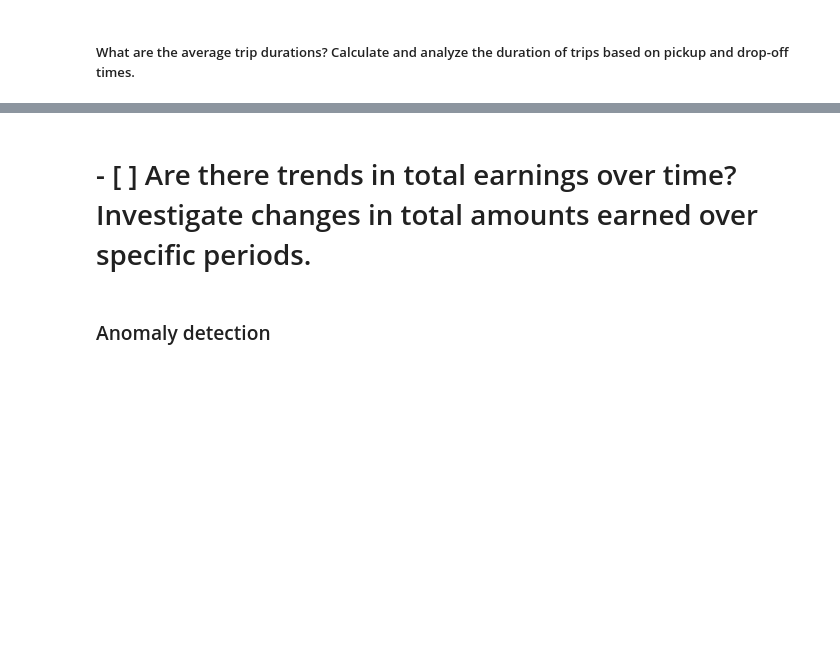
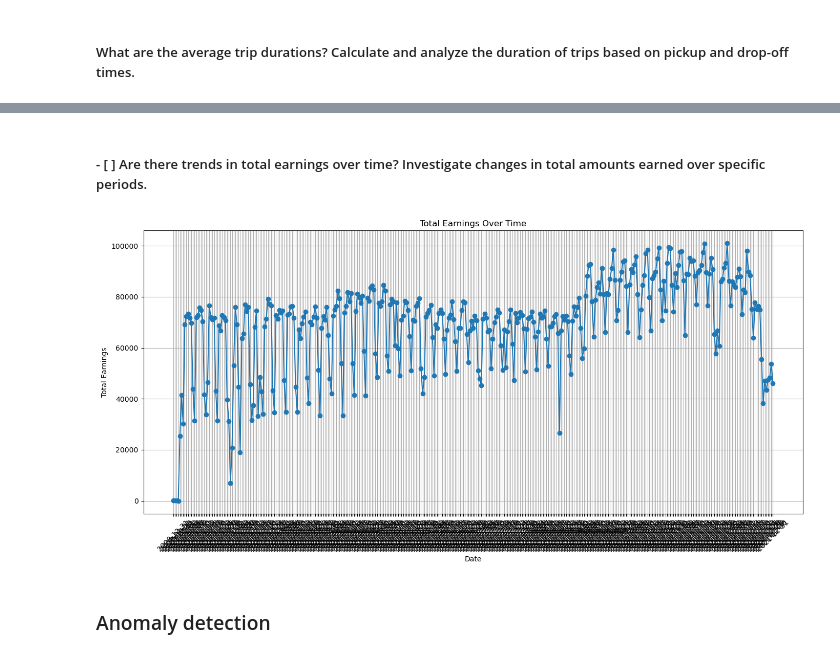
Before and after one commit to Suhaib1278/data_application_programming_assignment, a Jupyter notebook: assignment_code.ipynb, the cells around one changed output, grey strips where cells are left out. Drawn from its saved outputs; the diff is of its cells as text; code cells hidden in the pictures; blank space fills up the shorter version.

```diff
--- a/assignment_code.ipynb
+++ b/assignment_code.ipynb
@@ -980,5 +993,30 @@ Average Trip Duration: 0.0 hours, 24.0 minutes, and 13.433040275765961 seconds.
 # %% [markdown]
-# - [ ] Are there trends in total earnings over time? Investigate changes in total amounts earned over specific periods.
+##### - [ ] Are there trends in total earnings over time? Investigate changes in total amounts earned over specific periods.
+# %%
+from pyspark.sql.functions import date_format, col, sum as spark_sum
+import matplotlib.pyplot as plt
+
+# Extract date from pickup datetime and calculate total earnings for each day
+daily_earnings = df.withColumn("date", date_format(col("lpep_pickup_datetime"), "yyyy-MM-dd")) \
+                   .groupBy("date") \
+                   .agg(spark_sum("total_amount").alias("total_earnings")) \
+                   .orderBy("date")
+
+# Convert to Pandas DataFrame for plotting
+daily_earnings_pd = daily_earnings.toPandas()
+
+# Plot total earnings over time
+plt.figure(figsize=(14, 7))
+plt.plot(daily_earnings_pd['date'], daily_earnings_pd['total_earnings'], marker='o', linestyle='-')
+plt.xlabel('Date')
+plt.ylabel('Total Earnings')
+plt.title('Total Earnings Over Time')
+plt.xticks(rotation=45)
+plt.grid(True)
+plt.tight_layout()
+plt.show()
+# %% [output]
+[figure, added]
 # %% [markdown]
 ### Anomaly detection
 # %% [markdown]
```
Also changed, not shown: parts of 76 cells of this notebook.
